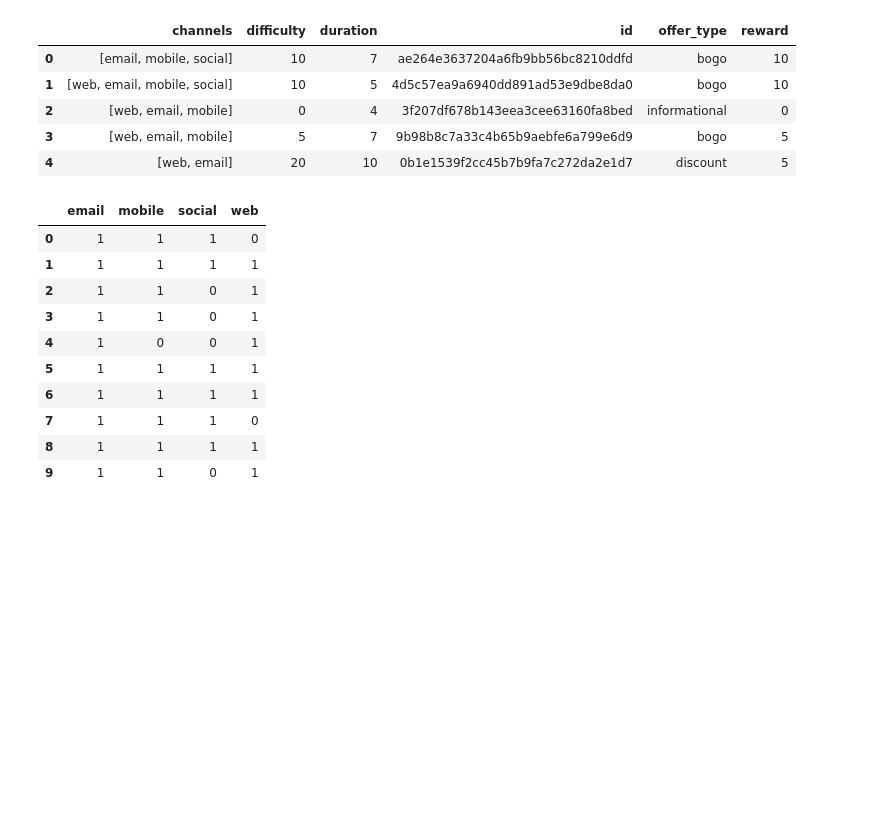
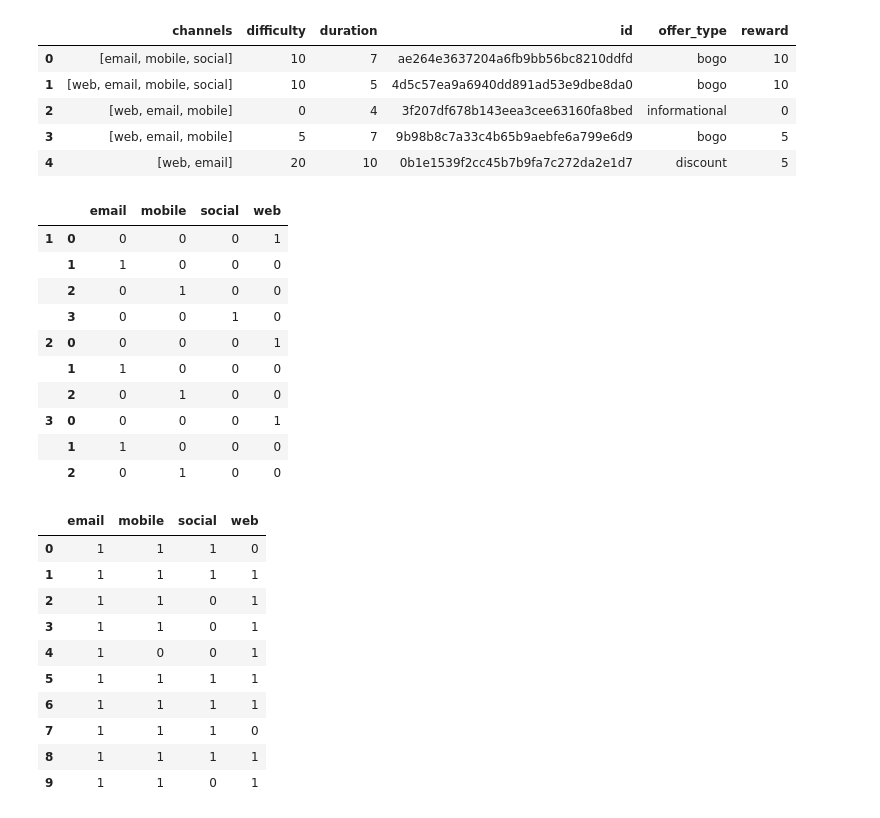
Before and after one commit to live2pro/starbucks, a Jupyter notebook: 00_Starbucks_Capstone_notebook_Cleaning.ipynb, the cells around one changed output. Drawn from its saved outputs; the diff is of its cells as text; code cells hidden in the pictures; blank space fills up the shorter version.

```diff
--- a/00_Starbucks_Capstone_notebook_Cleaning.ipynb
+++ b/00_Starbucks_Capstone_notebook_Cleaning.ipynb
@@ -427,6 +484,25 @@ portfolio.head()
 | 2 | [web, email, mobile] | 0 | 4 | 3f207df678b143eea3cee63160fa8bed | informational | 0 |
 | 3 | [web, email, mobile] | 5 | 7 | 9b98b8c7a33c4b65b9aebfe6a799e6d9 | bogo | 5 |
 | 4 | [web, email] | 20 | 10 | 0b1e1539f2cc45b7b9fa7c272da2e1d7 | discount | 5 |
+# %%
+portfolio4row=portfolio.iloc[1:4]
+# %%
+#get dummies for entries in channels
+#note that it's a pandas series wth lists
+channels_dum = pd.get_dummies(portfolio4row.channels.apply(pd.Series).stack())
+channels_dum
+# %% [output]
+|  |  | email | mobile | social | web |
+| 1 | 0 | 0 | 0 | 0 | 1 |
+|  | 1 | 1 | 0 | 0 | 0 |
+|  | 2 | 0 | 1 | 0 | 0 |
+|  | 3 | 0 | 0 | 1 | 0 |
+| 2 | 0 | 0 | 0 | 0 | 1 |
+|  | 1 | 1 | 0 | 0 | 0 |
+|  | 2 | 0 | 1 | 0 | 0 |
+| 3 | 0 | 0 | 0 | 0 | 1 |
+|  | 1 | 1 | 0 | 0 | 0 |
+|  | 2 | 0 | 1 | 0 | 0 |
 # %%
 #get dummies for entries in channels
 #note that it's a pandas series wth lists
```
Also changed, not shown: parts of 25 cells of this notebook, 9 other files.
